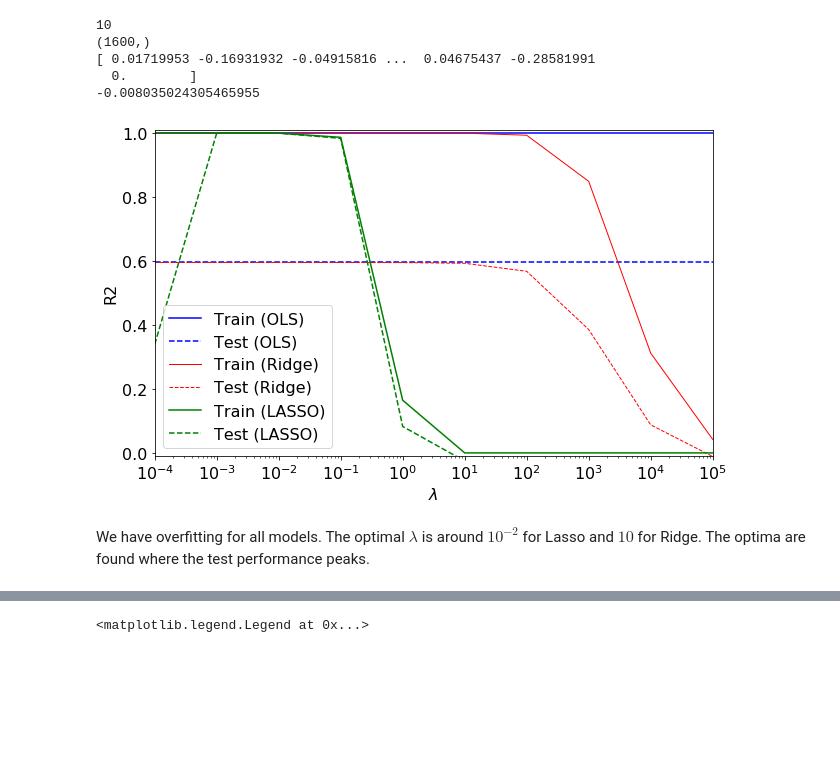
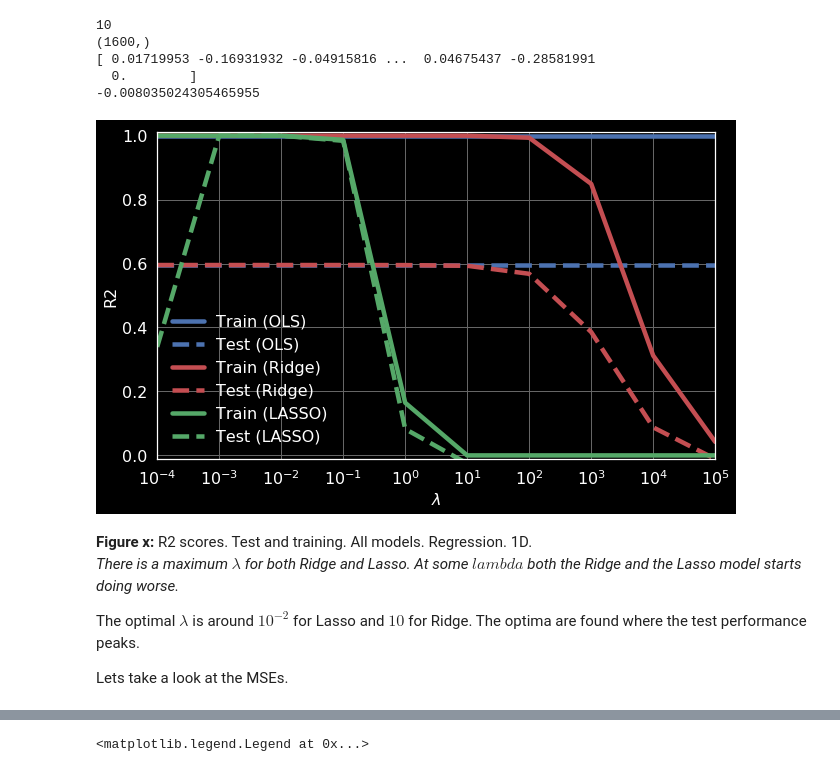
Before and after one commit to kaaja/ADAML, a Jupyter notebook: m2/m2.ipynb, the cells around one changed output, grey strips where cells are left out. Saved outputs shown, nothing was run; the diff lists cells and outputs as text; code cells hidden in the pictures; blank space fills up the shorter version.

```diff
--- a/m2/m2.ipynb
+++ b/m2/m2.ipynb
@@ -7,6 +7,15 @@ seaborn.set(style="white", context="notebook", font_scale=1.5,
             rc={"axes.grid": True, "legend.frameon": False,
 "lines.markeredgewidth": 1.4, "lines.markersize": 10})
 seaborn.set_context("notebook", font_scale=1.5, rc={"lines.linewidth": 4.5})
+
+#seaborn.set(style="ticks", context="talk")
+plt.style.use("dark_background")
+seaborn.set_style({'grid.color': '.4'})
+
+#seaborn.set_style("darkgrid")
+
+
+from sklearn.metrics import mean_squared_error
 # %% [markdown]
 # a) Data preperation.
 From Mehta's notebook 4.
@@ -103,12 +112,18 @@ lasso = linear_model.Lasso()
 # define error lists
 train_errors_leastsq = []
 test_errors_leastsq = []
+train_mse_leastsq = []
+test_mse_leastsq = []
 
 train_errors_ridge = []
 test_errors_ridge = []
+train_mse_ridge = []
+test_mse_ridge = []
 
 train_errors_lasso = []
 test_errors_lasso = []
+train_mse_lasso = []
+test_mse_lasso = []
 
 # set refularisations trength values
 lmbdas = np.logspace(-4, 5, 10)
@@ -126,6 +141,8 @@ for lmbda in lmbdas:
     # use the coefficient of determination R^2 as the performance of prediction.
     train_errors_leastsq.append(leastsq.score(X_train, Y_train))
     test_errors_leastsq.append(leastsq.score(X_test,Y_test))
+    train_mse_leastsq.append(mean_squared_error(Y_train, leastsq.predict(X_train)))
+    test_mse_leastsq.append(mean_squared_error(Y_test, leastsq.predict(X_test)))
 
     ### apply Ridge regression
     ridge.set_params(alpha=lmbda) # set regularisation parameter
@@ -134,6 +151,8 @@ for lmbda in lmbdas:
     # use the coefficient of determination R^2 as the performance of prediction.
     train_errors_ridge.append(ridge.score(X_train, Y_train))
     test_errors_ridge.append(ridge.score(X_test,Y_test))
+    train_mse_ridge.append(mean_squared_error(Y_train, ridge.predict(X_train)))
+    test_mse_ridge.append(mean_squared_error(Y_test, ridge.predict(X_test)))
 
     ### apply Ridge regression
     lasso.set_params(alpha=lmbda) # set regularisation parameter
@@ -142,6 +161,8 @@ for lmbda in lmbdas:
     # use the coefficient of determination R^2 as the performance of prediction.
     train_errors_lasso.append(lasso.score(X_train, Y_train))
     test_errors_lasso.append(lasso.score(X_test,Y_test))
+    train_mse_lasso.append(mean_squared_error(Y_train, lasso.predict(X_train)))
+    test_mse_lasso.append(mean_squared_error(Y_test, lasso.predict(X_test)))
 
     ### plot Ising interaction J
     J_leastsq=np.array(leastsq.coef_).reshape((L,L))
@@ -205,25 +226,31 @@ print(np.mean(coefs_leastsq[0]))
 # %%
 # Plot our performance on both the training and test data
 plt.semilogx(lmbdas, train_errors_leastsq, 'b',label='Train (OLS)')
 plt.semilogx(lmbdas, test_errors_leastsq,'--b',label='Test (OLS)')
-plt.semilogx(lmbdas, train_errors_ridge,'r',label='Train (Ridge)',linewidth=1)
-plt.semilogx(lmbdas, test_errors_ridge,'--r',label='Test (Ridge)',linewidth=1)
+plt.semilogx(lmbdas, train_errors_ridge,'r',label='Train (Ridge)')#,linewidth=1)
+plt.semilogx(lmbdas, test_errors_ridge,'--r',label='Test (Ridge)')#,linewidth=1)
 plt.semilogx(lmbdas, train_errors_lasso, 'g',label='Train (LASSO)')
 plt.semilogx(lmbdas, test_errors_lasso, '--g',label='Test (LASSO)')
 
 fig = plt.gcf()
 fig.set_size_inches(10.0, 6.0)
 
 #plt.vlines(alpha_optim, plt.ylim()[0], np.max(test_errors), color='k',
 #           linewidth=3, label='Optimum on test')
 plt.legend(loc='lower left',fontsize=16)
 plt.ylim([-0.01, 1.01])
 plt.xlim([min(lmbdas), max(lmbdas)])
 plt.xlabel(r'$\lambda$',fontsize=16)
 plt.ylabel('R2',fontsize=16)
 plt.tick_params(labelsize=16)
+#plt.palette="pastel"
 plt.show()
 # %% [output]
-[figure, old version]
+[figure, new version]
 # %% [markdown]
-We have overfitting for all models. The optimal $\lambda$ is around $10^{-2}$ for Lasso and $10$ for Ridge. The optima are found where the test performance peaks.
+__Figure x:__ R2 scores. Test and training. All models. Regression. 1D. <br>
+_There is a maximum $\lambda$ for both Ridge and Lasso. At some $lambda$ both the Ridge and the Lasso model starts doing worse._ <br>
+
+The optimal $\lambda$ is around $10^{-2}$ for Lasso and $10$ for Ridge. The optima are found where the test performance peaks. <br>
+
+Lets take a look at the MSEs.
```
Also changed, not shown: parts of 7 cells of this notebook, 1 other file.
